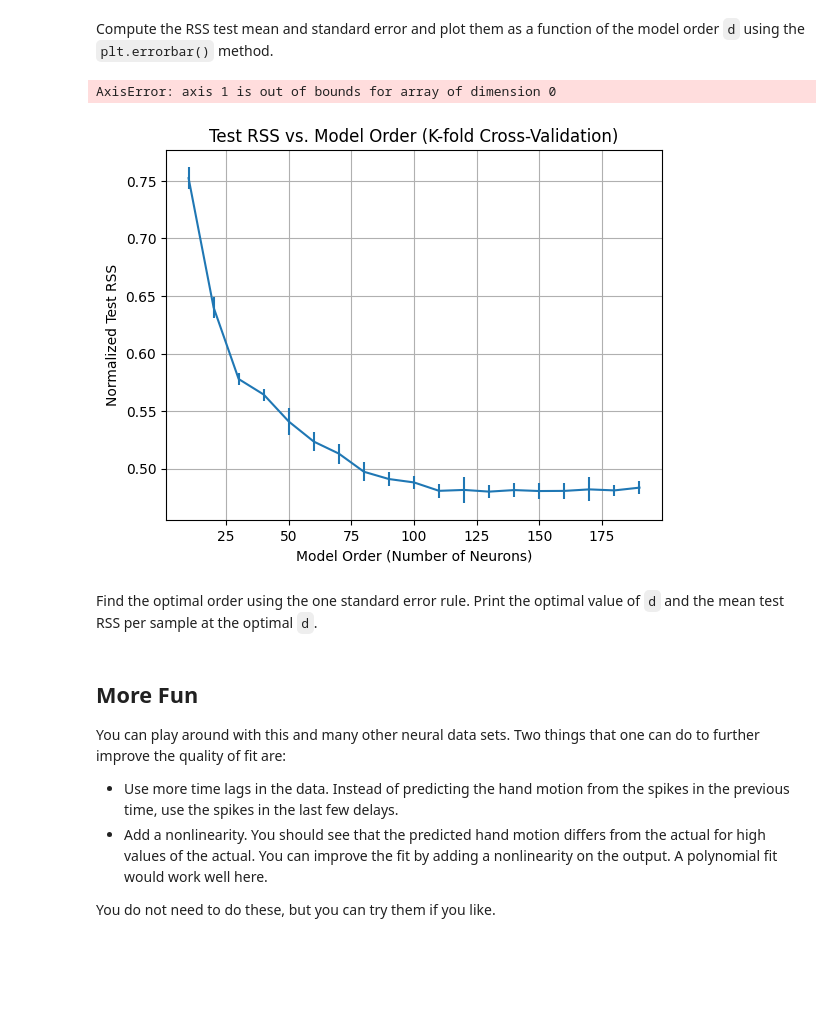
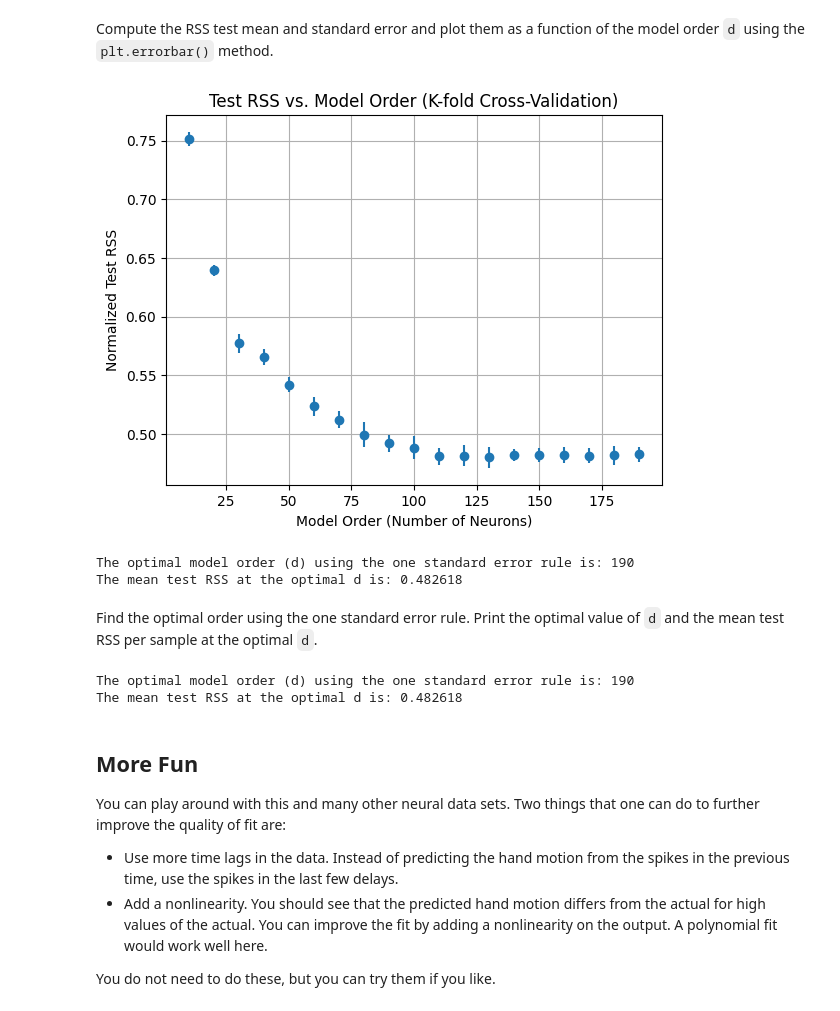
Before and after one commit to AmayaP137/Microchip-Repository, a Jupyter notebook: unit04_model_sel/lab_neural_partial_2018.ipynb, the cells around one changed output. Saved outputs shown, nothing was run; the diff lists cells and outputs as text; code cells hidden in the pictures; blank space fills up the shorter version.

```diff
--- a/unit04_model_sel/lab_neural_partial_2018.ipynb
+++ b/unit04_model_sel/lab_neural_partial_2018.ipynb
@@ -30,6 +30,3 @@ import matplotlib.pyplot as plt
 The full data is available on the CRCNS website  http://crcns.org/data-sets/movements/dream.  This website has a large number of great datasets and can be used for projects as well.  To make this lab easier, I have pre-processed the data slightly and placed it in the file `StevensonV2.mat`, which is a MATLAB file.  You will need to have this file downloaded in the directory you are working on.
 
 Since MATLAB is widely-used, `python` provides method for loading MATLAB `mat` files.  We can use these commands to load the data as follows.
-# %%
-import scipy.io
-mat_dict = scipy.io.loadmat('https://github.com/sdrangan/introml/blob/master/unit04_model_sel/lab_neural_partial_2018.ipynb')
@@ -38,3 +33,11 @@ FileNotFoundError: [Errno 2] No such file or directory: 'https://github.com/sdra
+# %%
+import urllib.request
+import scipy.io
+
+url = "https://raw.githubusercontent.com/sdrangan/introml/master/unit04_model_sel/StevensonV2.mat"
+urllib.request.urlretrieve(url, "StevensonV2.mat")
+
+mat_dict = scipy.io.loadmat("StevensonV2.mat")
 # %% [markdown]
 The returned structure, `mat_dict`, is a dictionary with each of the MATLAB variables that were saved in the `.mat` file.  Use the `.keys()` method to list all the variables.
 # %%
@@ -255,7 +258,12 @@ for i, d in enumerate(dtest):
         y_val_pred = reg_fold.predict(X_val_fold)
 
         # Calculate normalized RSS on the validation fold
-        RSS_test_fold[i, fold] = np.mean((y_val_pred - y_val_fold)**2) / np.var(y_val_fold)
+        # Add a small epsilon to the variance to avoid division by zero
+        var_y_val = np.var(y_val_fold)
+        if var_y_val < 1e-9: # Check if variance is close to zero
+            RSS_test_fold[i, fold] = np.nan # Or handle as appropriate, e.g., assign a large value or skip
+        else:
+            RSS_test_fold[i, fold] = np.mean((y_val_pred - y_val_fold)**2) / var_y_val
 # %% [output]
 Testing model order d = 10
 Testing model order d = 20
@@ -278,13 +286,21 @@ Testing model order d = 180
 Testing model order d = 190
 # %% [markdown]
 Compute the RSS test mean and standard error and plot them as a function of the model order `d` using the `plt.errorbar()` method.
-# %%
-# TODO
-RSS_test_fold = np.array(nfold)
-RSS_test_mean = np.mean(RSS_test_fold, axis=1)
-RSS_test_std = np.std(RSS_test_fold, axis=1) / np.sqrt(nfold)
-# %% [output]
-AxisError: axis 1 is out of bounds for array of dimension 0
+# %%
+# TODO
+# Compute the RSS test mean and standard error
+RSS_test_mean = np.mean(RSS_test_fold, axis=1)
+RSS_test_std  = np.std(RSS_test_fold, axis=1) / np.sqrt(nfold)
+
+# Plot RSS vs. model order with error bars
+plt.errorbar(dtest, RSS_test_mean, yerr=RSS_test_std, fmt = 'o')
+plt.xlabel('Model Order (Number of Neurons)')
+plt.ylabel('Normalized Test RSS')
+plt.title('Test RSS vs. Model Order (K-fold Cross-Validation)')
+plt.grid(True)
+plt.show()
+# %% [output]
+[figure, added]
 # %%
 # TODO
 # Find the minimum RSS mean
@@ -302,24 +318,8 @@ optimal_d_idx = np.max(np.where(RSS_test_mean <= one_std_error)[0])
 # Get the optimal model order and its corresponding mean RSS
 optimal_d = dtest[optimal_d_idx]
 optimal_rss_mean = RSS_test_mean[optimal_d_idx]
-
-# Print the optimal value of d and the mean test RSS at the optimal d
-print(f"The optimal model order (d) using the one standard error rule is: {optimal_d}")
-print(f"The mean test RSS at the optimal d is: {optimal_rss_mean:.6f}")
+# %% [output]
+The optimal model order (d) using the one standard error rule is: 190
+The mean test RSS at the optimal d is: 0.482618
-# %%
-# TODO
-# Compute the RSS test mean and standard error
-RSS_test_mean = np.mean(RSS_test_fold, axis=1)
-RSS_test_std = np.std(RSS_test_fold, axis=1) / np.sqrt(nfold)
-
-# Plot RSS vs. model order with error bars
-plt.errorbar(dtest, RSS_test_mean, yerr=RSS_test_std)
-plt.xlabel('Model Order (Number of Neurons)')
-plt.ylabel('Normalized Test RSS')
-plt.title('Test RSS vs. Model Order (K-fold Cross-Validation)')
-plt.grid(True)
-plt.show()
-# %% [output]
-[figure, removed]
 # %% [markdown]
 Find the optimal order using the one standard error rule. Print the optimal value of `d` and the mean test RSS per sample at the optimal `d`.
@@ -328,3 +326,14 @@ Find the optimal order using the one standard error rule. Print the optimal valu
+# %%
+# TODO
+threshold = RSS_test_mean[optimal_d_idx] + RSS_test_std[optimal_d_idx]
+good_model = np.where(RSS_test_mean <= threshold)[0]
+
+
+print(f"The optimal model order (d) using the one standard error rule is: {optimal_d}")
+print(f"The mean test RSS at the optimal d is: {optimal_rss_mean:.6f}")
+# %% [output]
+The optimal model order (d) using the one standard error rule is: 190
+The mean test RSS at the optimal d is: 0.482618
 # %% [markdown]
 ## More Fun
 
```
Also changed, not shown: parts of 3 cells of this notebook.
